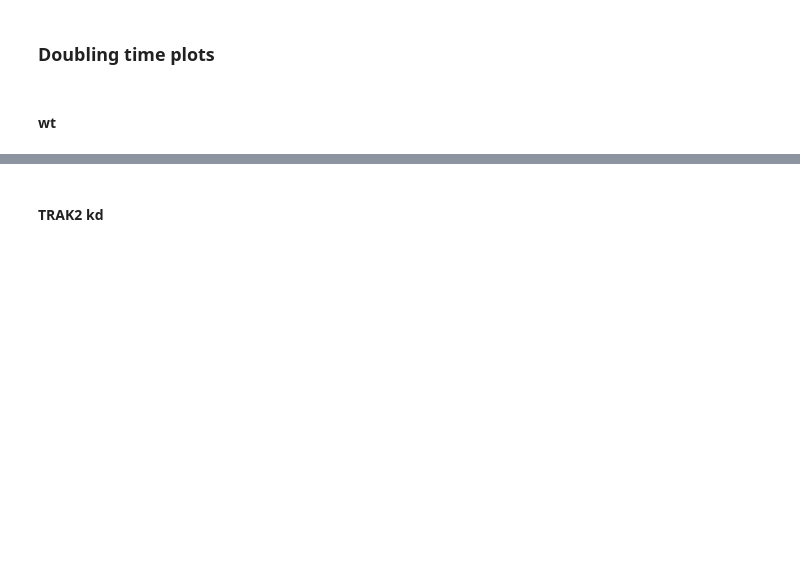
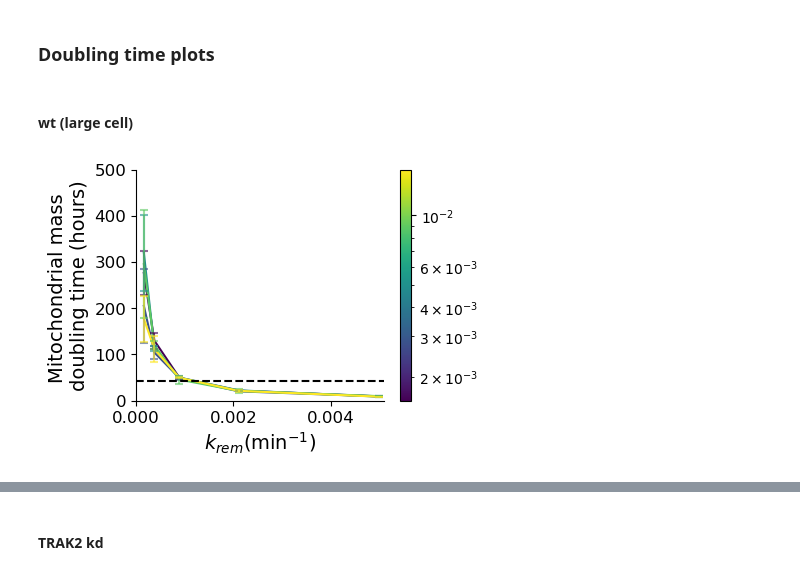
Before and after one commit to LEB-EPFL/mitoFlow, a Jupyter notebook: Simulation_plotting/Koslover_plotting.ipynb, the cells around one changed output, grey strips where cells are left out. Drawn from its saved outputs; the diff is of its cells as text; code cells hidden in the pictures; blank space fills up the shorter version.

```diff
--- a/Simulation_plotting/Koslover_plotting.ipynb
+++ b/Simulation_plotting/Koslover_plotting.ipynb
@@ -461,7 +511,7 @@ plt.show()
 # %% [markdown]
 ### Doubling time plots
 # %% [markdown]
-#### wt
+#### wt (large cell)
 # %%
 keys = np.linspace(0,4,5)
 values = np.logspace(-2.5, -1.5, 5)*0.5
@@ -487,3 +537,29 @@ runs_data = pd.merge(runs_data, runs_std, on=['k_rem', 'variable'])
 # %%
 cmap_runs = plt.cm.viridis(np.linspace(0, 1, len(values)))
 cmap_runs = np.repeat(cmap_runs, len(values), axis=0)
+# %%
+fig, ax = plt.subplots(figsize=(4, 3))
+sm = plt.cm.ScalarMappable(cmap='viridis', norm=LogNorm(vmin=values[0], vmax=values[-1]))
+
+sns.lineplot(data=runs_data, x='k_rem', y='value', hue='variable', hue_norm=LogNorm(), palette='viridis', linewidth=1.5, legend=False, ax=ax)
+#plot error bar for each point using the std column for error
+for i in range(len(runs_data)):
+    plt.errorbar(runs_data['k_rem'][i], runs_data['value'][i], yerr=runs_data['std'][i], color=cmap_runs[i], capsize=3, capthick=1.5, elinewidth=1.5, alpha=0.6)
+
+plt.hlines(42, 0, 0.0051, colors='black', linestyles='dashed')
+
+plt.xlim(0, 0.0051)
+plt.ylim(0, 500)
+plt.ylabel('Mitochondrial mass \ndoubling time (hours)', fontsize=14)
+plt.yticks(fontsize=12)
+plt.xlabel(r'$k_{rem}$' + '(min' + r'$^{-1})$', fontsize=14)
+plt.xticks(fontsize=12)
+
+ax.spines['top'].set_visible(False)
+ax.spines['right'].set_visible(False)
+ax.figure.colorbar(sm, ax=ax)
+
+plt.show()
+#plt.savefig('plots/doubling_wt_large.png', dpi=300, bbox_inches='tight')
+# %% [output]
+[figure, added]
```
Also changed, not shown: parts of 12 cells of this notebook.
